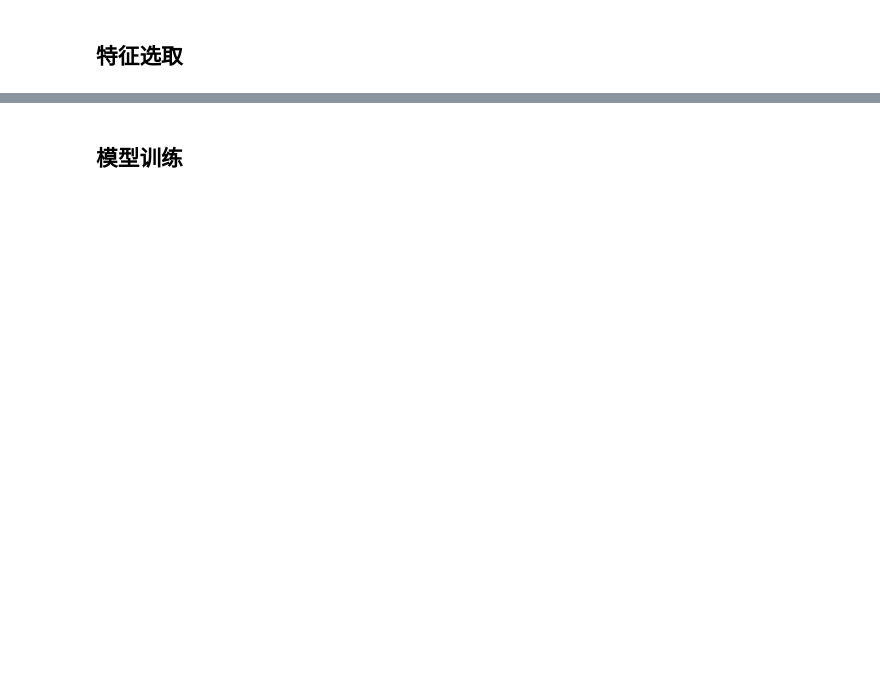
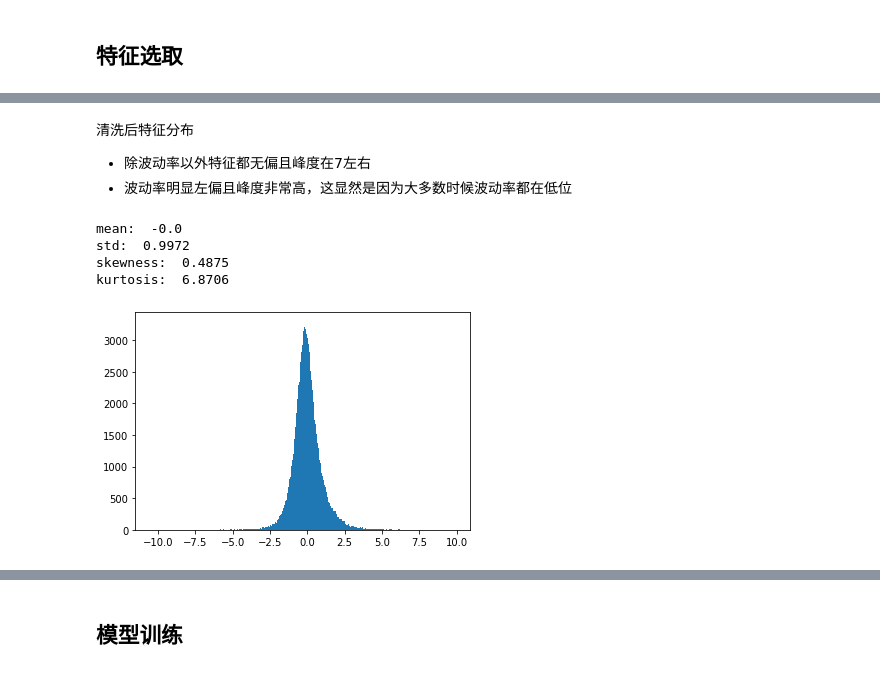
Before and after one commit to ypan-code/factors, a Jupyter notebook: SVM择时.ipynb, the cells around one changed output, grey strips where cells are left out. Saved outputs shown, nothing was run; the diff lists cells and outputs as text; code cells hidden in the pictures; blank space fills up the shorter version.

```diff
--- a/SVM择时.ipynb
+++ b/SVM择时.ipynb
@@ -53,0 +119,7 @@ features = ['boll', 'macd', 'price_rank_1_months']
+# %%
+# 添加价格的历史分位数
+raw_data['return_5_days'] = (raw_data.groupby('stock').close.pct_change(5) + 1).apply(np.log)
+raw_data['return_10_days'] = (raw_data.groupby('stock').close.pct_change(10) + 1).apply(np.log)
+raw_data['return_20_days'] = (raw_data.groupby('stock').close.pct_change(20) + 1).apply(np.log)
+raw_data['return_60_days'] = (raw_data.groupby('stock').close.pct_change(60) + 1).apply(np.log)
+raw_data[['return_5_days', 'return_10_days', 'return_20_days', 'return_60_days']].tail(10)
@@ -53,0 +141,4 @@ features = ['boll', 'macd', 'price_rank_1_months']
+# %%
+features = ['bias5', 'bias10', 'bias20',
+            'vol5', 'vol10', 'vol20',
+            'return_5_days', 'return_10_days', 'return_20_days']
@@ -53,0 +147,15 @@ features = ['boll', 'macd', 'price_rank_1_months']
+# %%
+data = raw_data[features + ['label_short']]
+data = data.dropna()
+# %%
+median = pd.DataFrame(index = data.index.get_level_values('date').unique())
+mad = pd.DataFrame(index = data.index.get_level_values('date').unique())
+def func(feature_col):
+    median[feature_col.name] = feature_col.groupby('date', group_keys = False).median()
+    mad[feature_col.name] = feature_col.groupby('date', group_keys = False).apply(lambda x: np.median(np.abs(x - np.median(x))))
+    return None
+data[features].apply(func)
+data[features].groupby('date').apply(lambda x: x.apply(lambda y: np.clip(y, median.loc[x.name, y.name] - 3 * mad.loc[x.name, y.name], median.loc[x.name, y.name] + 3 * mad.loc[x.name, y.name])))
+# 标准化
+data[features] = data[features].groupby('date').apply(lambda x: (x - x.mean()) / x.std())
+data.head(10)
@@ -53,0 +175,22 @@ features = ['boll', 'macd', 'price_rank_1_months']
+# %% [markdown]
+清洗后特征分布<br>
+- 除波动率以外特征都无偏且峰度在7左右
+- 波动率明显左偏且峰度非常高，这显然是因为大多数时候波动率都在低位
+# %%
+# draw histogram for one feature
+import matplotlib.pyplot as plt
+feature = 'return_20_days'
+plt.hist(data[feature], bins = 1000)
+# compute mean, std, skewness, kurtosis
+print('mean: ', round(data[feature].mean(), 4))
+print('std: ', round(data[feature].std(), 4))
+print('skewness: ', round(data[feature].skew(), 4))
+print('kurtosis: ', round(data[feature].kurt(), 4))
+# set x-axis range
+plt.show()
+# %% [output]
+mean:  -0.0
+std:  0.9972
+skewness:  0.4875
+kurtosis:  6.8706
+[figure, added]
```
Also changed, not shown: parts of 29 cells of this notebook.
